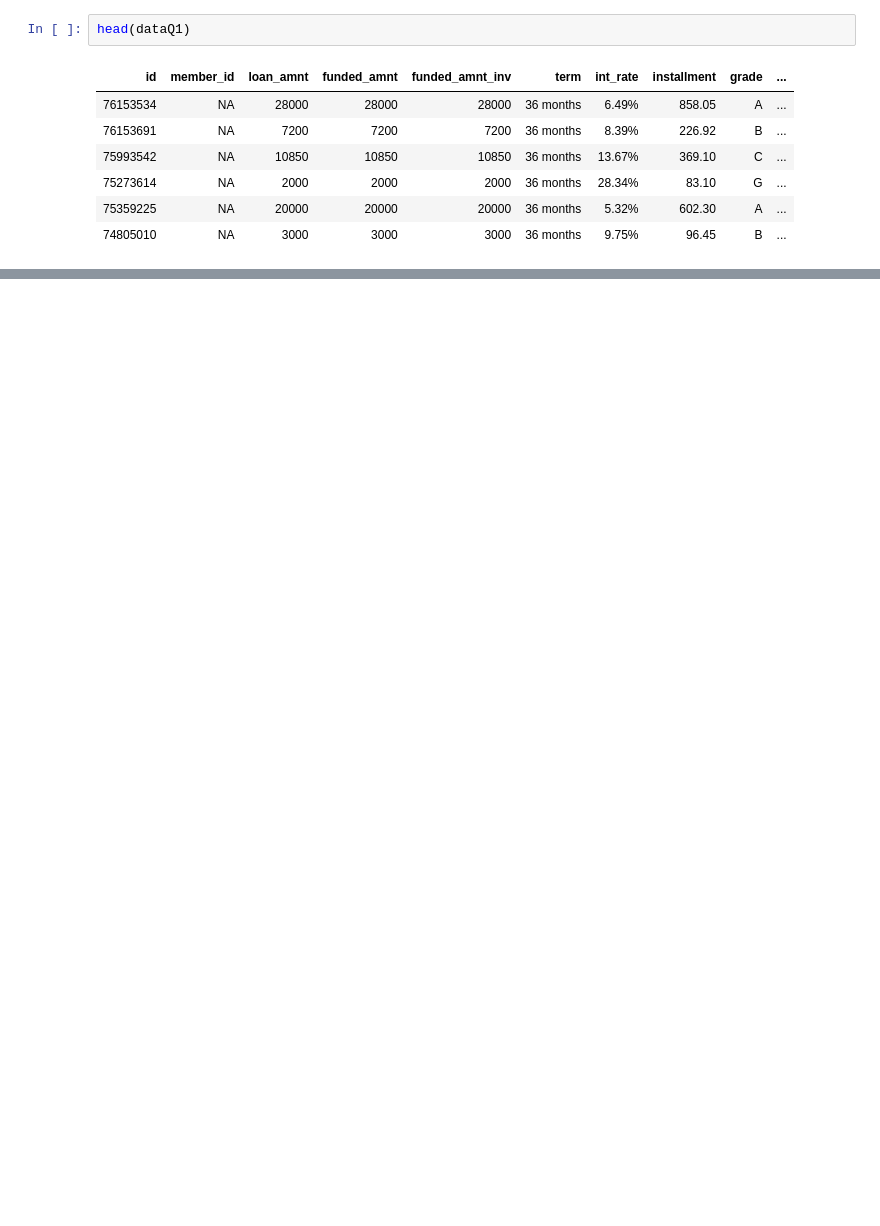
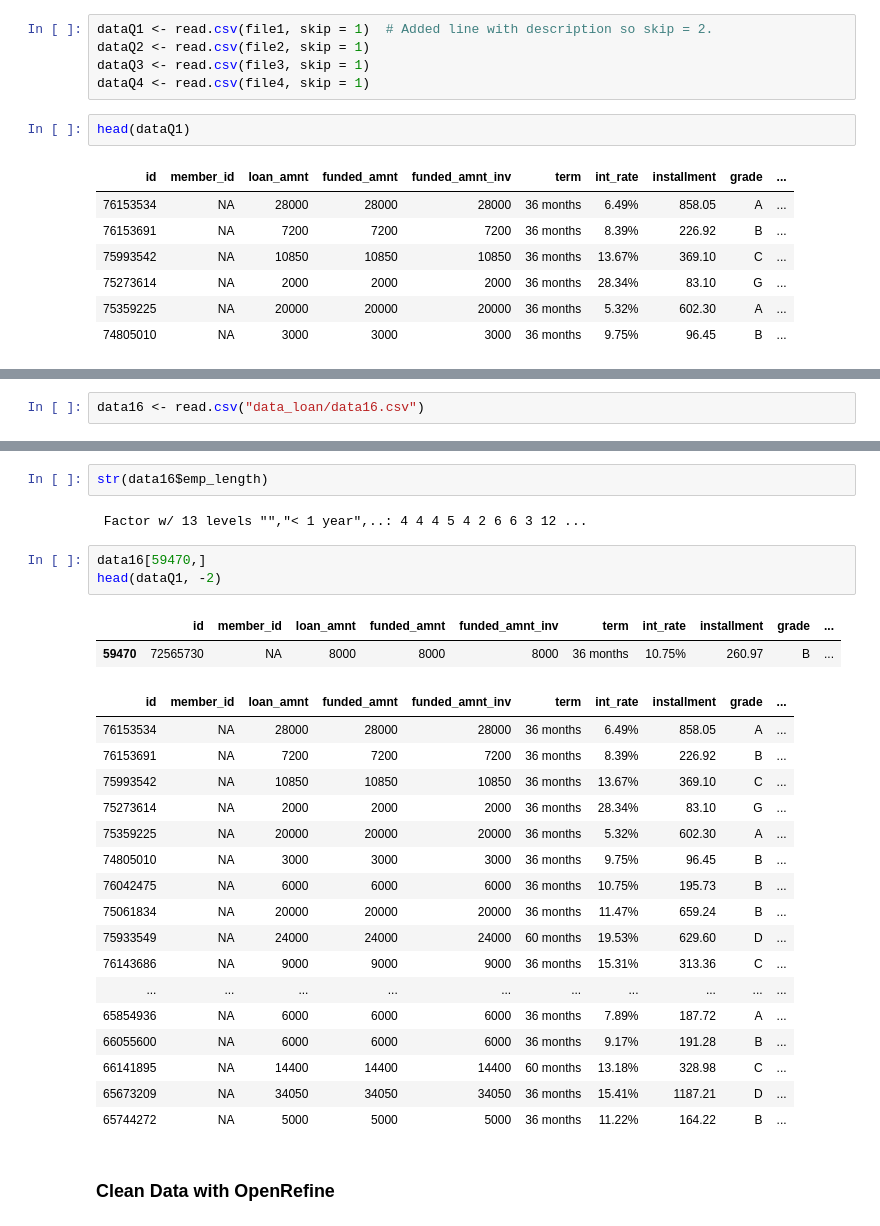
Before and after one commit to markus93/DM-Loan-Project, a Jupyter notebook: DM_Project_Predicting.ipynb, the cells around one changed output, grey strips where cells are left out. Cells and saved outputs as stored; diff of their text form; blank space fills up the shorter version.

```diff
--- a/DM_Project_Predicting.ipynb
+++ b/DM_Project_Predicting.ipynb
@@ -18,3 +13,8 @@ dataQ4 = read_csv(file4)
+# %%
+dataQ1 <- read.csv(file1, skip = 1)  # Added line with description so skip = 2.
+dataQ2 <- read.csv(file2, skip = 1)
+dataQ3 <- read.csv(file3, skip = 1)
+dataQ4 <- read.csv(file4, skip = 1)
 # %%
 head(dataQ1)
 # %% [output]
@@ -27,0 +76,2 @@ head(dataQ1)
+# %%
+data16 <- read.csv("data_loan/data16.csv")
@@ -27,0 +96,29 @@ head(dataQ1)
+# %%
+str(data16$emp_length)
+# %% [output]
+ Factor w/ 13 levels "","< 1 year",..: 4 4 4 5 4 2 6 6 3 12 ...
+# %%
+data16[59470,]
+head(dataQ1, -2)
+# %% [output]
+|  | id | member_id | loan_amnt | funded_amnt | funded_amnt_inv | term | int_rate | installment | grade | ... |
+| 59470 | 72565730 | NA | 8000 | 8000 | 8000 | 36 months | 10.75% | 260.97 | B | ... |
+| id | member_id | loan_amnt | funded_amnt | funded_amnt_inv | term | int_rate | installment | grade | ... |
+| 76153534 | NA | 28000 | 28000 | 28000 | 36 months | 6.49% | 858.05 | A | ... |
+| 76153691 | NA | 7200 | 7200 | 7200 | 36 months | 8.39% | 226.92 | B | ... |
+| 75993542 | NA | 10850 | 10850 | 10850 | 36 months | 13.67% | 369.10 | C | ... |
+| 75273614 | NA | 2000 | 2000 | 2000 | 36 months | 28.34% | 83.10 | G | ... |
+| 75359225 | NA | 20000 | 20000 | 20000 | 36 months | 5.32% | 602.30 | A | ... |
+| 74805010 | NA | 3000 | 3000 | 3000 | 36 months | 9.75% | 96.45 | B | ... |
+| 76042475 | NA | 6000 | 6000 | 6000 | 36 months | 10.75% | 195.73 | B | ... |
+| 75061834 | NA | 20000 | 20000 | 20000 | 36 months | 11.47% | 659.24 | B | ... |
+| 75933549 | NA | 24000 | 24000 | 24000 | 60 months | 19.53% | 629.60 | D | ... |
+| 76143686 | NA | 9000 | 9000 | 9000 | 36 months | 15.31% | 313.36 | C | ... |
+| ... | ... | ... | ... | ... | ... | ... | ... | ... | ... |
+| 65854936 | NA | 6000 | 6000 | 6000 | 36 months | 7.89% | 187.72 | A | ... |
+| 66055600 | NA | 6000 | 6000 | 6000 | 36 months | 9.17% | 191.28 | B | ... |
+| 66141895 | NA | 14400 | 14400 | 14400 | 60 months | 13.18% | 328.98 | C | ... |
+| 65673209 | NA | 34050 | 34050 | 34050 | 36 months | 15.41% | 1187.21 | D | ... |
+| 65744272 | NA | 5000 | 5000 | 5000 | 36 months | 11.22% | 164.22 | B | ... |
+# %% [markdown]
+### Clean Data with OpenRefine
```
Also changed, not shown: parts of 62 cells of this notebook, 1 other file.
